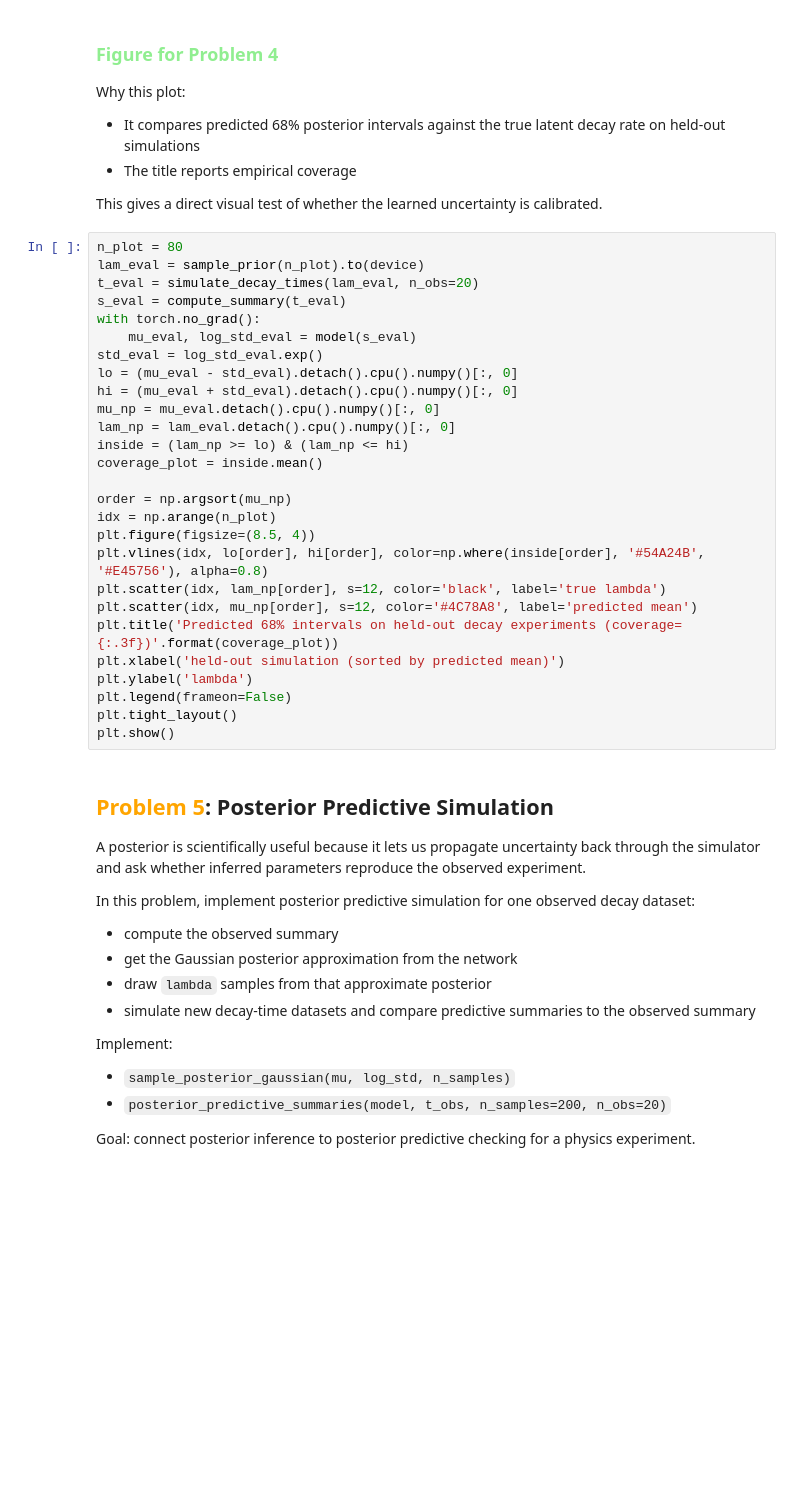
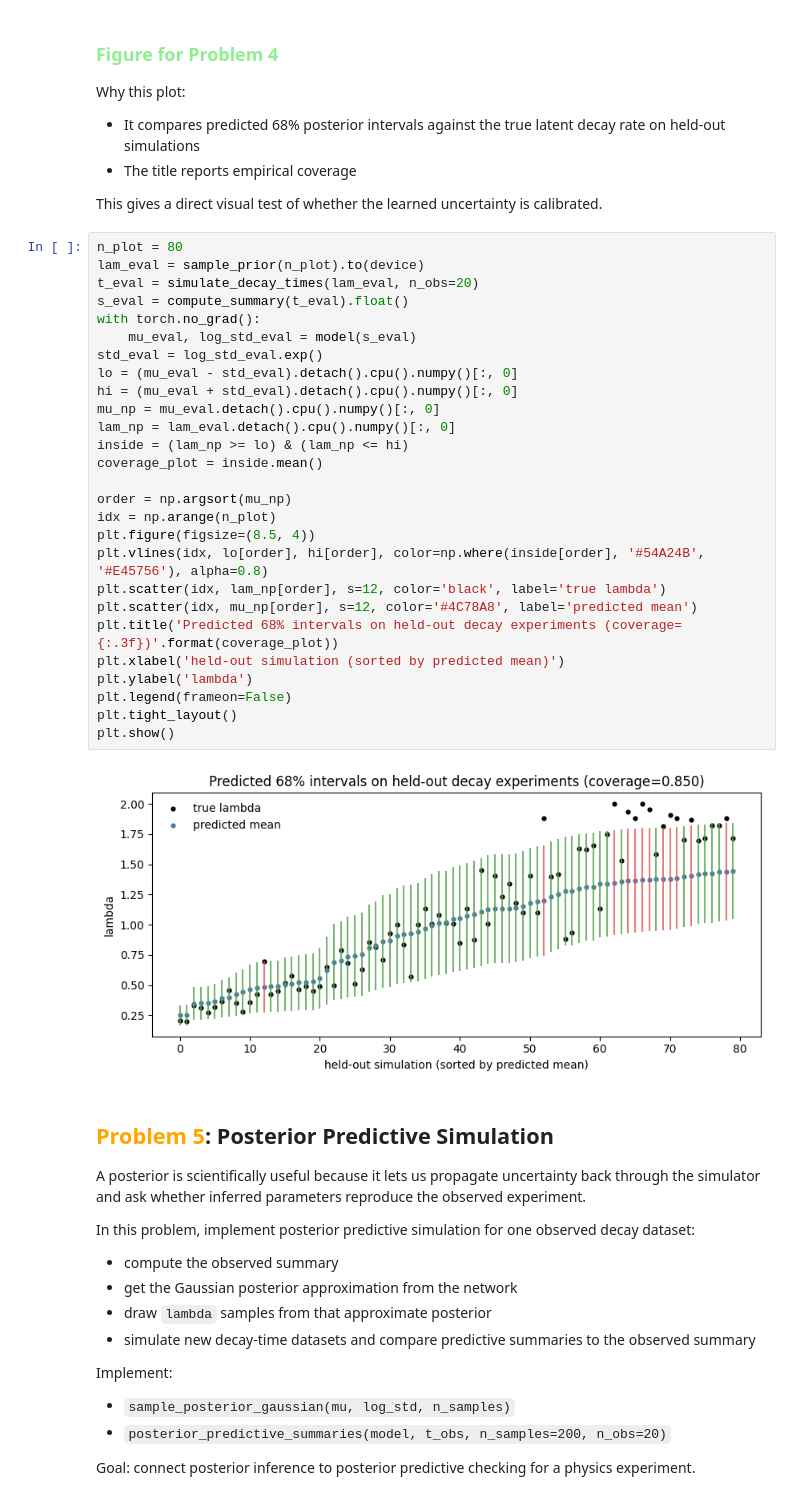
Before and after one commit to DhruvSharmaUIUC/PHYS450_MLP, a Jupyter notebook: _sources/homework/Homework_08.ipynb, the cells around one changed output. Saved outputs shown, nothing was run; the diff lists cells and outputs as text; blank space fills up the shorter version.

```diff
--- a/_sources/homework/Homework_08.ipynb
+++ b/_sources/homework/Homework_08.ipynb
@@ -353,30 +324,32 @@ This gives a direct visual test of whether the learned uncertainty is calibrated
 # %%
 n_plot = 80
 lam_eval = sample_prior(n_plot).to(device)
 t_eval = simulate_decay_times(lam_eval, n_obs=20)
-s_eval = compute_summary(t_eval)
+s_eval = compute_summary(t_eval).float()
 with torch.no_grad():
     mu_eval, log_std_eval = model(s_eval)
 std_eval = log_std_eval.exp()
 lo = (mu_eval - std_eval).detach().cpu().numpy()[:, 0]
 hi = (mu_eval + std_eval).detach().cpu().numpy()[:, 0]
 mu_np = mu_eval.detach().cpu().numpy()[:, 0]
 lam_np = lam_eval.detach().cpu().numpy()[:, 0]
 inside = (lam_np >= lo) & (lam_np <= hi)
 coverage_plot = inside.mean()
 
 order = np.argsort(mu_np)
 idx = np.arange(n_plot)
 plt.figure(figsize=(8.5, 4))
 plt.vlines(idx, lo[order], hi[order], color=np.where(inside[order], '#54A24B', '#E45756'), alpha=0.8)
 plt.scatter(idx, lam_np[order], s=12, color='black', label='true lambda')
 plt.scatter(idx, mu_np[order], s=12, color='#4C78A8', label='predicted mean')
 plt.title('Predicted 68% intervals on held-out decay experiments (coverage={:.3f})'.format(coverage_plot))
 plt.xlabel('held-out simulation (sorted by predicted mean)')
 plt.ylabel('lambda')
 plt.legend(frameon=False)
 plt.tight_layout()
 plt.show()
+# %% [output]
+[figure, added]
 # %% [markdown]
 ## <span style="color:Orange">Problem 5</span>: Posterior Predictive Simulation
 
```
Also changed, not shown: parts of 8 cells of this notebook.
